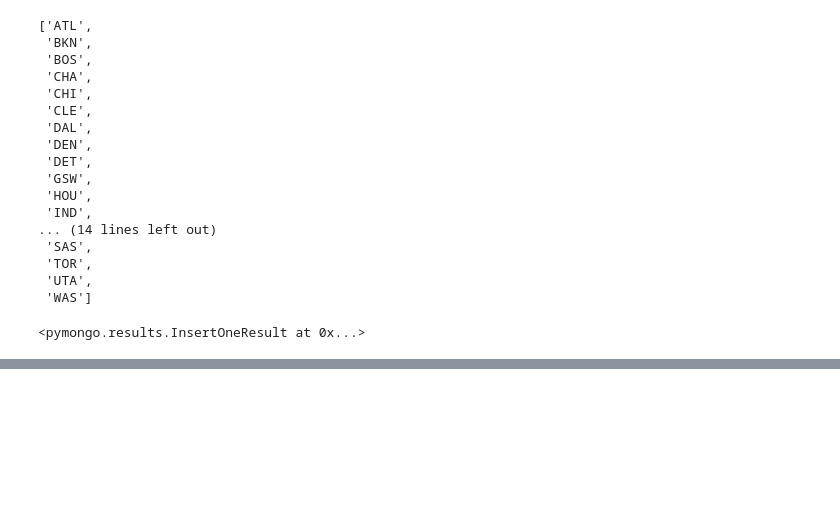
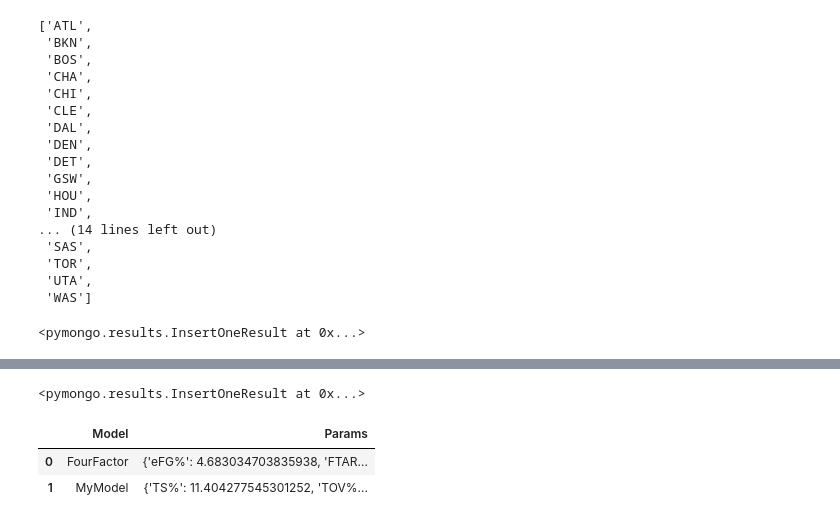
Before and after one commit to charlehl/project-three-nba-predict, a Jupyter notebook: exploratory/nba_scrape.ipynb, the cells around one changed output, grey strips where cells are left out. Cells and saved outputs as stored; diff of their text form; code cells hidden in the pictures; blank space fills up the shorter version.

Commit message:
improve model and add extra stuff to flask app

```diff
--- a/exploratory/nba_scrape.ipynb
+++ b/exploratory/nba_scrape.ipynb
@@ -508,0 +769,16 @@ db.nba_teams_data.insert_one(item)
+# %%
+db.model_data.insert_one(my_param_dict)
+# %% [output]
+<pymongo.results.InsertOneResult at 0x...>
+# %%
+temp = db.model_data.find()
+temp = list(temp)
+for i in temp:
+    i.pop('_id', None)
+df_model = pd.DataFrame(temp)
+# %%
+df_model
+# %% [output]
+|  | Model | Params |
+| 0 | FourFactor | {'eFG%': 4.683034703835938, 'FTAR... |
+| 1 | MyModel | {'TS%': 11.404277545301252, 'TOV%... |
```
Also changed, not shown: parts of 71 cells of this notebook, 14 other files.
